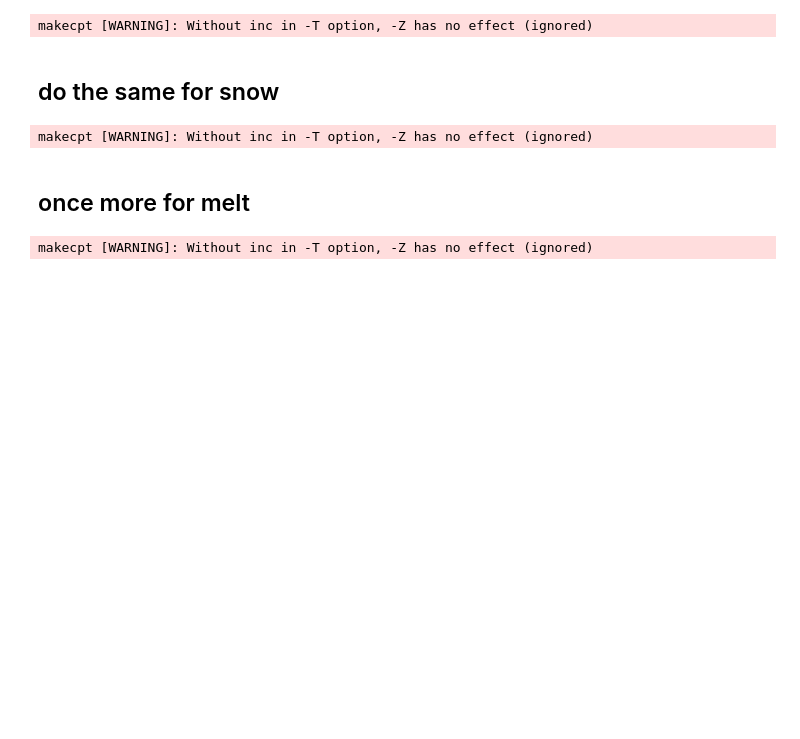
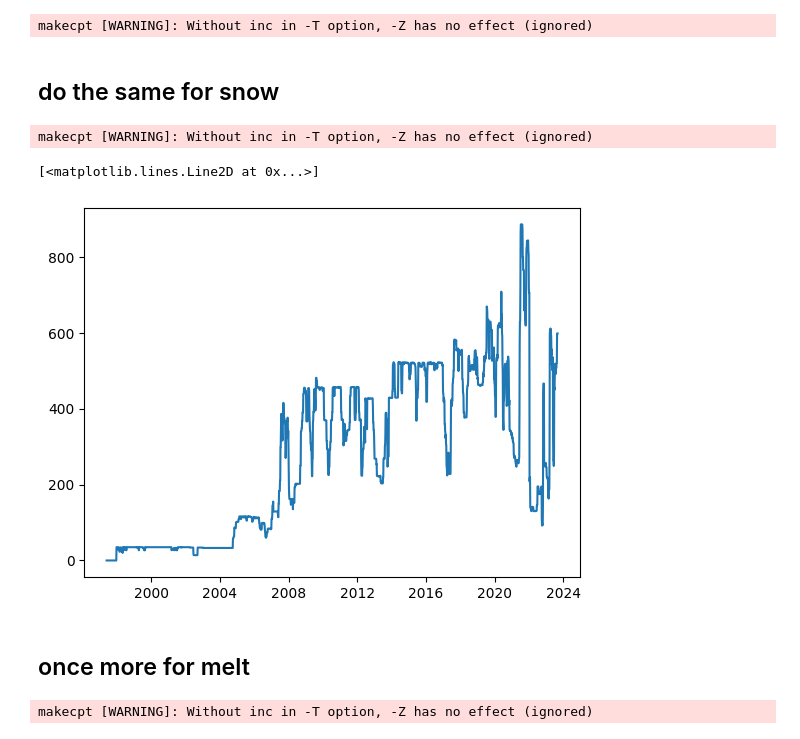
Before and after one commit to Denolle-Lab/Mt-St-Helens, a Jupyter notebook: era5_data_request.ipynb, the cells around one changed output. Cells and saved outputs as stored; diff of their text form; code cells hidden in the pictures; blank space fills up the shorter version.

```diff
--- a/era5_data_request.ipynb
+++ b/era5_data_request.ipynb
@@ -616,6 +616,21 @@ os.makedirs('../climate data/figs', exist_ok=True)
 fig.savefig(f'../climate data/figs/map_total_snow.png', dpi=300, transparent=True)
 # %% [output]
 makecpt [WARNING]: Without inc in -T option, -Z has no effect (ignored)
+# %%
+import numpy as np
+
+infile = '../dv/new_gap_handling/availability_0.25.npz'
+
+with np.load(infile, allow_pickle=True) as data:
+    t = data['t']
+    n = data['n']
+# %%
+from matplotlib import pyplot as plt
+
+plt.plot(t, n)
+# %% [output]
+[<matplotlib.lines.Line2D at 0x...>]
+[figure, added]
 # %% [markdown]
 ## once more for melt
 # %%
```
Also changed, not shown: 5 other files.
